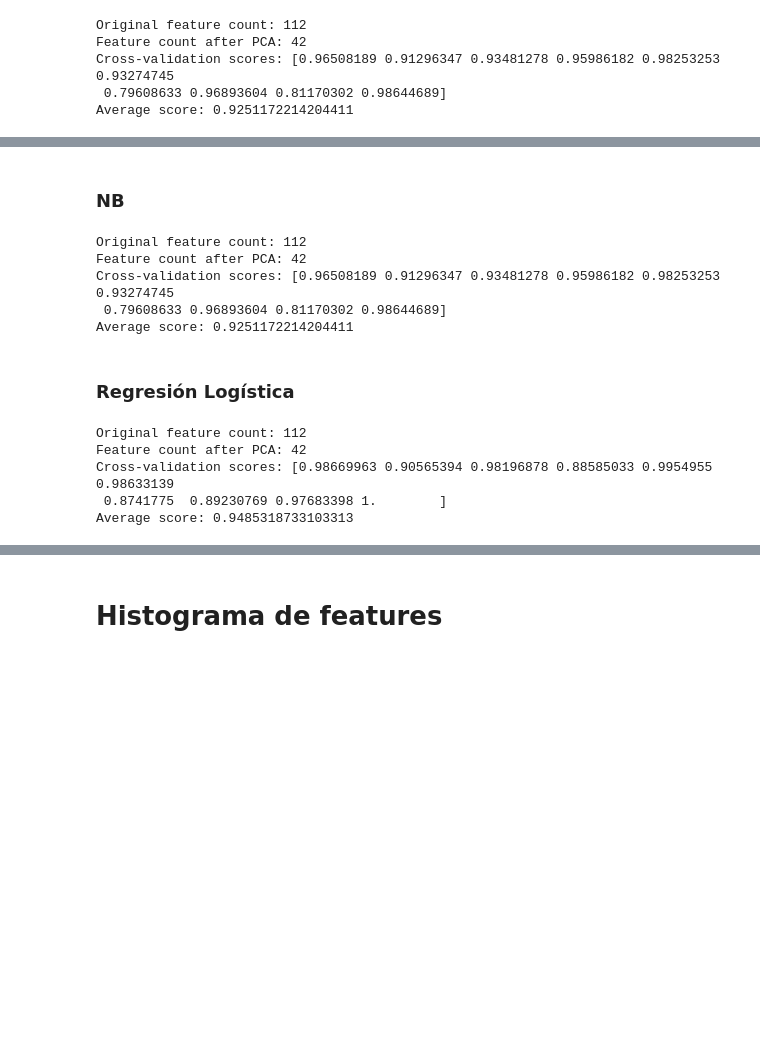
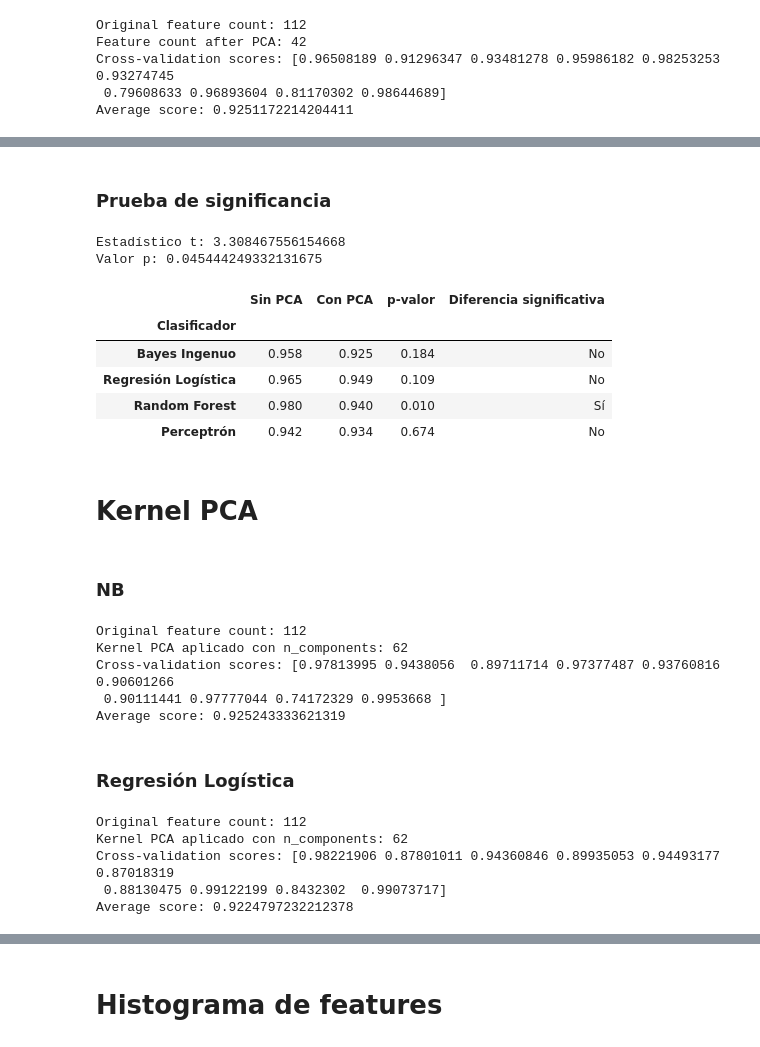
Before and after one commit to DanielRosadoRodriguez/HAR-Analysis, a Jupyter notebook: Dataset 1 - MHEALTH.ipynb, the cells around one changed output, grey strips where cells are left out. Drawn from its saved outputs; the diff is of its cells as text; code cells hidden in the pictures; blank space fills up the shorter version.

```diff
--- a/Dataset 1 - MHEALTH.ipynb
+++ b/Dataset 1 - MHEALTH.ipynb
@@ -1237,0 +1241,4 @@ Average score: 0.9251172214204411
+# %%
+from sklearn.linear_model import LogisticRegression
+lr = LogisticRegression(max_iter=1000)
+lr_pca_results = pipelinear_with_pca(lr, X, y)
@@ -1237,0 +1253,4 @@ Average score: 0.9251172214204411
+# %%
+from sklearn.ensemble import RandomForestClassifier
+rf = RandomForestClassifier()
+rf_pca_results = pipelinear_with_pca(rf, X, y)
@@ -1237,0 +1265,4 @@ Average score: 0.9251172214204411
+# %%
+from sklearn.linear_model import Perceptron
+perceptron = Perceptron()
+percep_pca_results = pipelinear_with_pca(perceptron, X, y)
@@ -1237,0 +1334,45 @@ Average score: 0.9251172214204411
+# %% [markdown]
+### Prueba de significancia
+# %%
+from scipy.stats import ttest_rel
+
+t_stat, p_value = ttest_rel(df['Sin PCA'], df['Con PCA'])
+print("Estadístico t:", t_stat)
+print("Valor p:", p_value)
+# %% [output]
+Estadístico t: 3.308467556154668
+Valor p: 0.045444249332131675
+# %%
+from scipy.stats import ttest_rel
+alpha=0.05
+results = []
+classifiers = [
+    ("Bayes Ingenuo", nb_results, nb_pca_results),
+    ("Regresión Logística", lr_results, lr_pca_results),
+    ("Random Forest", rf_results, rf_pca_results),
+    ("Perceptrón", percep_results, percep_pca_results)
+]
+
+for name, without, with_pca in classifiers:
+    t_stat, p_val = ttest_rel(without, with_pca)
+    significance = "Sí" if p_val < alpha else "No"
+    results.append({
+        "Clasificador": name,
+        "Sin PCA": np.mean(without),
+        "Con PCA": np.mean(with_pca),
+        "p-valor": p_val,
+        "Diferencia significativa": significance
+    })
+
+df = pd.DataFrame(results)
+df.set_index("Clasificador", inplace=True)
+df
+# %% [output]
+|  | Sin PCA | Con PCA | p-valor | Diferencia significativa |
+| Clasificador |  |  |  |  |
+| Bayes Ingenuo | 0.958 | 0.925 | 0.184 | No |
+| Regresión Logística | 0.965 | 0.949 | 0.109 | No |
+| Random Forest | 0.980 | 0.940 | 0.010 | Sí |
+| Perceptrón | 0.942 | 0.934 | 0.674 | No |
+# %% [markdown]
+# Kernel PCA
@@ -1240,22 +1406,22 @@ Average score: 0.9251172214204411
 # %%
 from sklearn.naive_bayes import GaussianNB
 nb = GaussianNB()
-nb_pca_results = pipelinear_with_pca(nb, X, y_encoded)
+nb_pca_kernell_results = pipelinear_with_kernel_pca(nb, X, y, n_components=62)
 # %% [output]
 Original feature count: 112
-Feature count after PCA: 42
-Cross-validation scores: [0.96508189 0.91296347 0.93481278 0.95986182 0.98253253 0.93274745
- 0.79608633 0.96893604 0.81170302 0.98644689]
-Average score: 0.9251172214204411
+Kernel PCA aplicado con n_components: 62
+Cross-validation scores: [0.97813995 0.9438056  0.89711714 0.97377487 0.93760816 0.90601266
+ 0.90111441 0.97777044 0.74172329 0.9953668 ]
+Average score: 0.925243333621319
 # %% [markdown]
 ### Regresión Logística
 # %%
 from sklearn.linear_model import LogisticRegression
 lr = LogisticRegression(max_iter=1000)
-lr_pca_results = pipelinear_with_pca(lr, X, y_encoded)
+lr_pca_kernell_results = pipelinear_with_kernel_pca(lr, X, y, n_components=62)
 # %% [output]
 Original feature count: 112
-Feature count after PCA: 42
-Cross-validation scores: [0.98669963 0.90565394 0.98196878 0.88585033 0.9954955  0.98633139
- 0.8741775  0.89230769 0.97683398 1.        ]
-Average score: 0.9485318733103313
+Kernel PCA aplicado con n_components: 62
+Cross-validation scores: [0.98221906 0.87801011 0.94360846 0.89935053 0.94493177 0.87018319
+ 0.88130475 0.99122199 0.8432302  0.99073717]
+Average score: 0.9224797232212378
```
Also changed, not shown: parts of 44 cells of this notebook.
